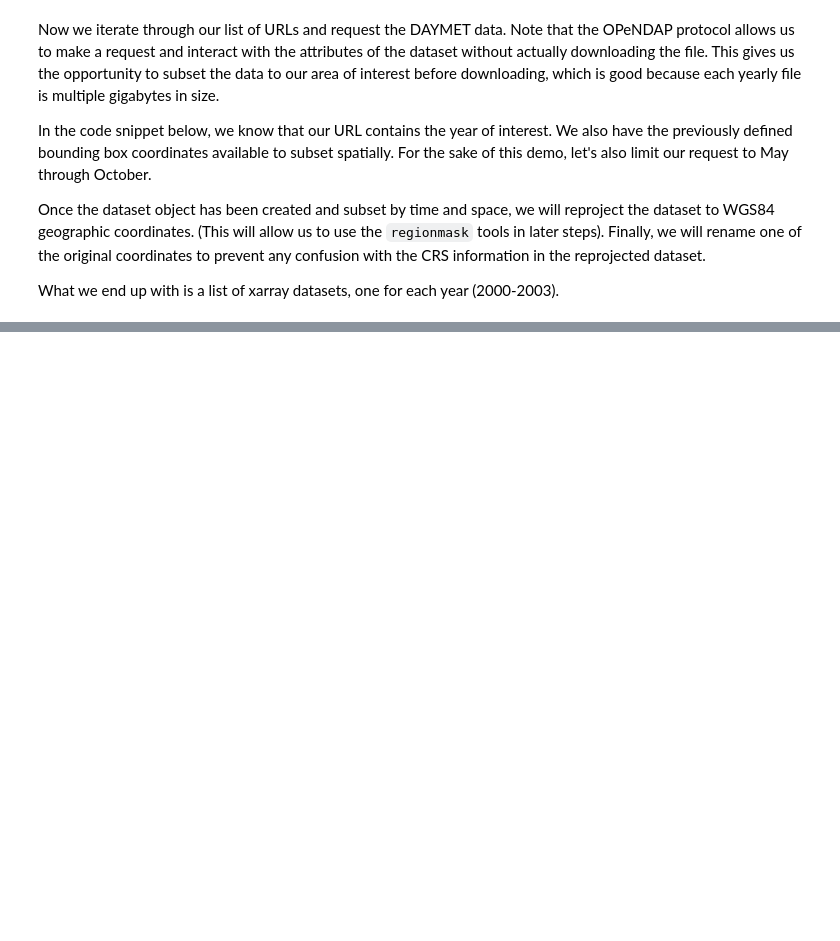
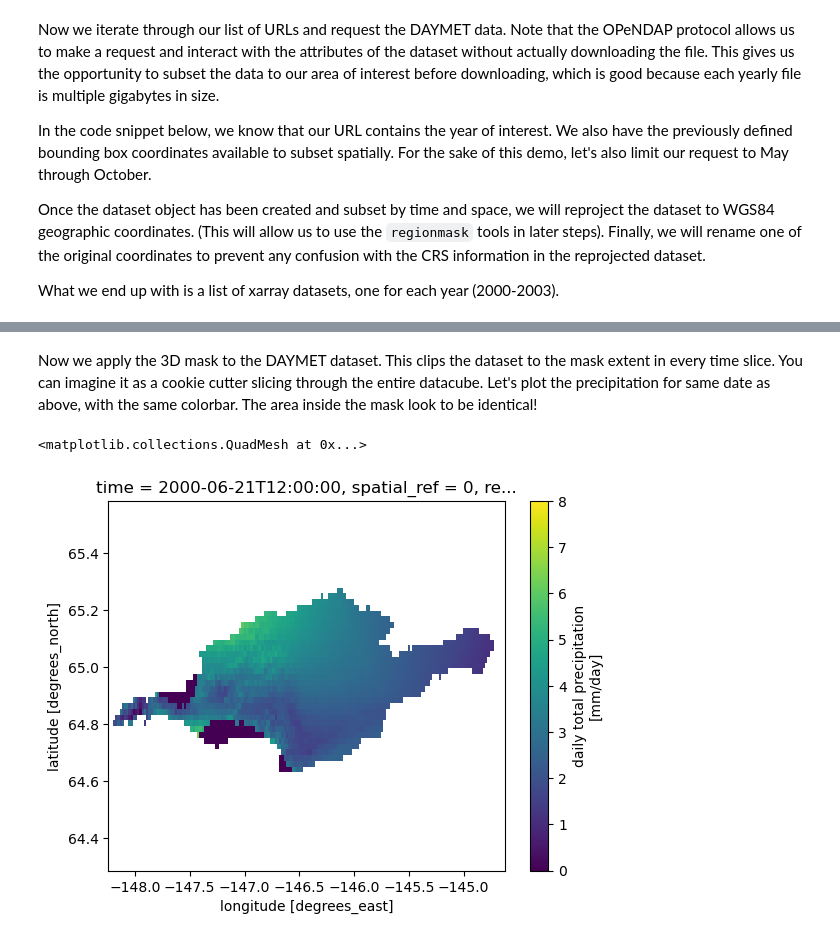
Before and after one commit to ua-snap/ardac-toolbox, a Jupyter notebook: notebooks/daymet_access.ipynb, the cells around one changed output, grey strips where cells are left out. Saved outputs shown, nothing was run; the diff lists cells and outputs as text; code cells hidden in the pictures; blank space fills up the shorter version.

```diff
--- a/notebooks/daymet_access.ipynb
+++ b/notebooks/daymet_access.ipynb
@@ -216,0 +173,8 @@ prcp_7day_sum.sel(time='2000-09-01').plot()
+# %% [markdown]
+Now we apply the 3D mask to the DAYMET dataset. This clips the dataset to the mask extent in every time slice.  You can imagine it as a cookie cutter slicing through the entire datacube. Let's plot the precipitation for same date as above, with the same colorbar. The area inside the mask look to be identical!
+# %%
+chena_huc8 = chena_bbox_2000.where(chena_huc8_mask)
+chena_huc8.prcp.sel(time='2000-06-21').plot(vmin=0, vmax=8)
+# %% [output]
+<matplotlib.collections.QuadMesh at 0x...>
+[figure, added]
```
Also changed, not shown: parts of 38 cells of this notebook.
